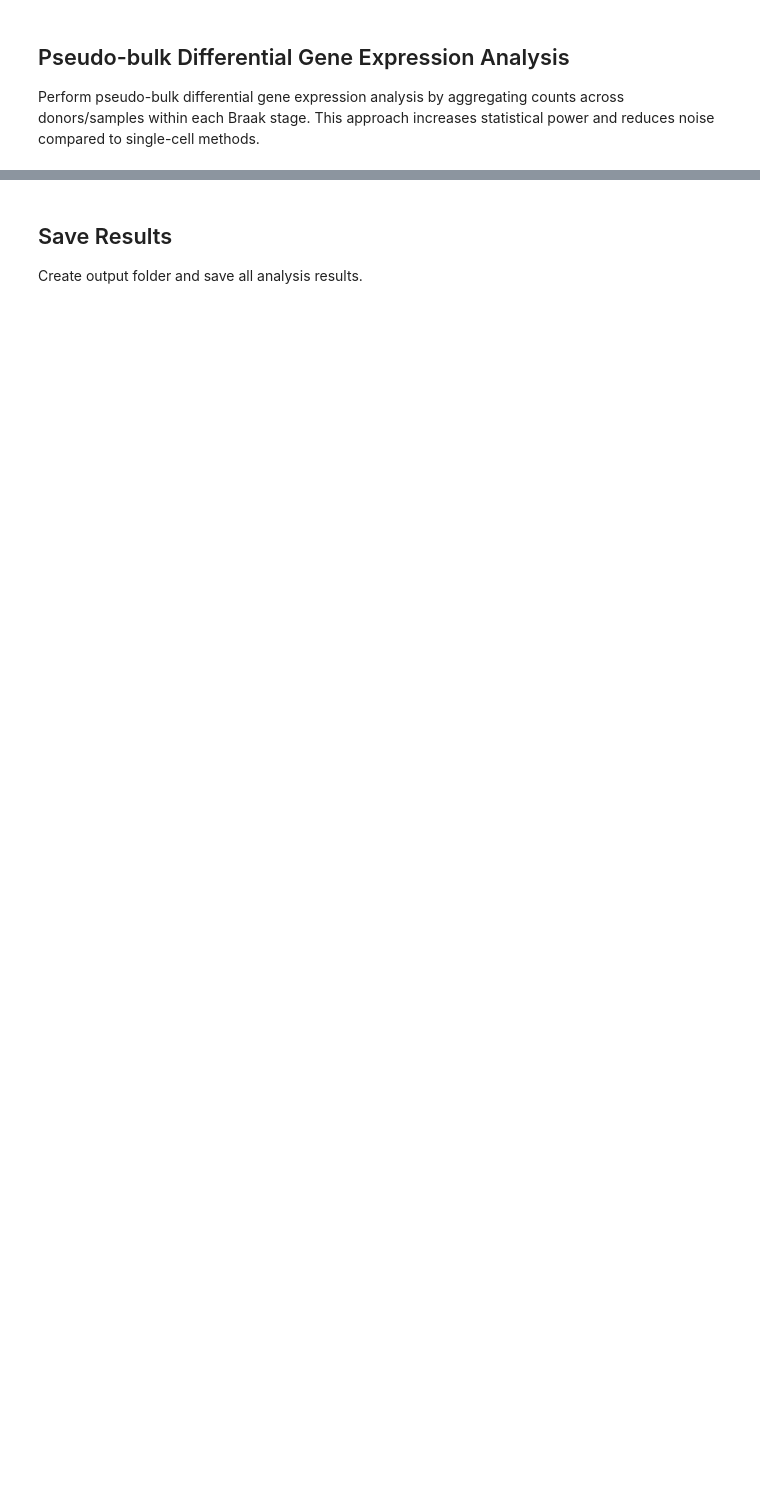
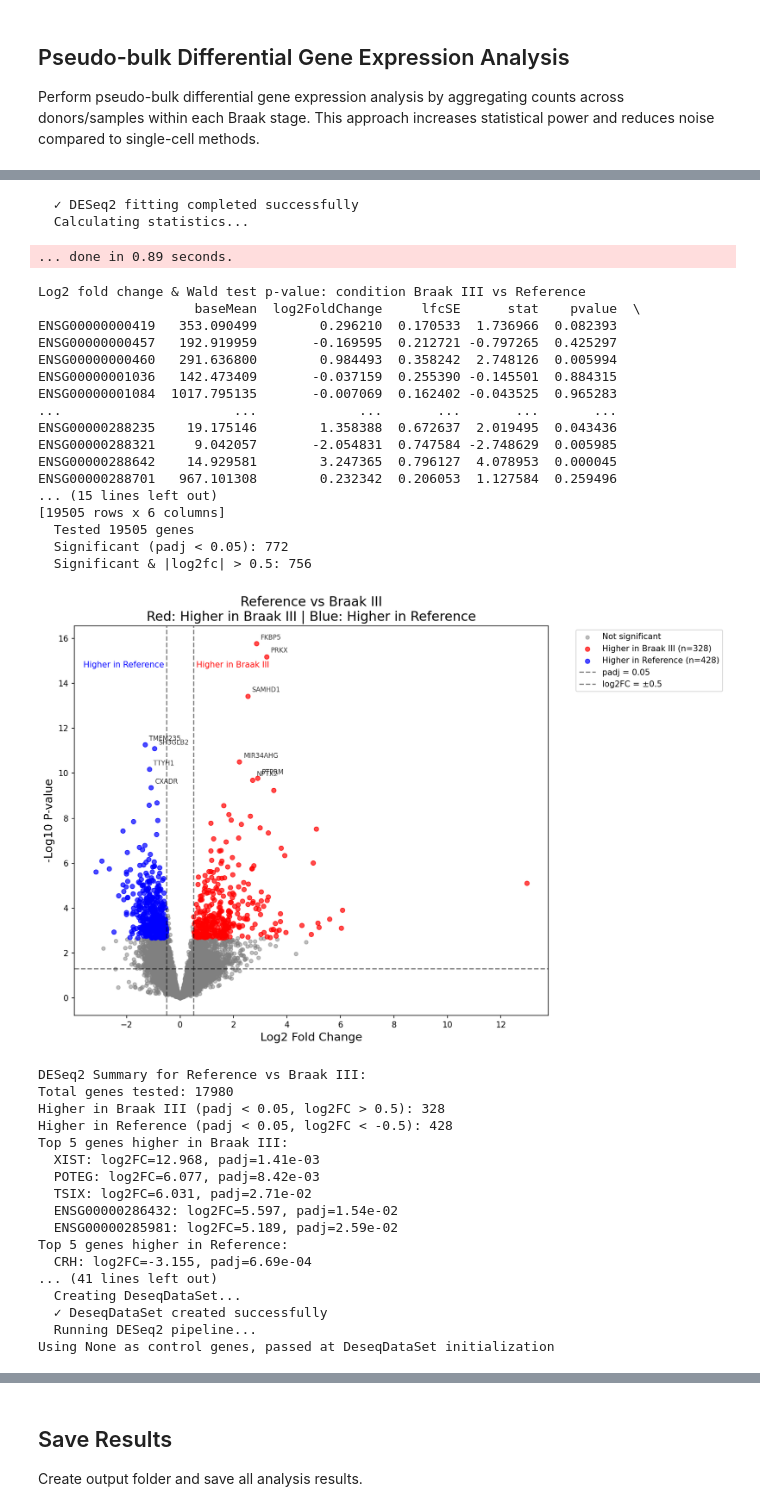
Before and after one commit to LASeeker/AD_Oligos, a Jupyter notebook: src/DLPFC_SEA-AD_OL.ipynb, the cells around one changed output, grey strips where cells are left out. Drawn from its saved outputs; the diff is of its cells as text; code cells hidden in the pictures; blank space fills up the shorter version.

Commit message:
successful pseudobulk DGE output data upload

```diff
--- a/src/DLPFC_SEA-AD_OL.ipynb
+++ b/src/DLPFC_SEA-AD_OL.ipynb
@@ -1359,22 +1482,19 @@ def plot_deseq2_volcano(results_df, comparison_name, ref_label, test_label, pval
     plt.tight_layout()
     plt.show()
 
-    print(f"
-DESeq2 Summary for {comparison_name}:")
+    print(f"DESeq2 Summary for {comparison_name}:")
     print(f"Total genes tested: {len(results_plot)}")
     print(f"Higher in {test_label} (padj < {pval_thresh}, log2FC > {logfc_thresh}): {n_up}")
     print(f"Higher in {ref_label} (padj < {pval_thresh}, log2FC < -{logfc_thresh}): {n_down}")
 
     if n_up > 0:
-        print(f"
-Top 5 genes higher in {test_label}:")
+        print(f"Top 5 genes higher in {test_label}:")
         top_up = results_plot[results_plot['upregulated']].nlargest(5, 'log2fc')
         for _, row in top_up.iterrows():
             print(f"  {row['gene_symbol']}: log2FC={row['log2fc']:.3f}, padj={row['pval_adj']:.2e}")
 
     if n_down > 0:
-        print(f"
-Top 5 genes higher in {ref_label}:")
+        print(f"Top 5 genes higher in {ref_label}:")
         top_down = results_plot[results_plot['downregulated']].nsmallest(5, 'log2fc')
         for _, row in top_down.iterrows():
             print(f"  {row['gene_symbol']}: log2FC={row['log2fc']:.3f}, padj={row['pval_adj']:.2e}")
@@ -1390,14 +1515,12 @@ print("="*80)
 # ANALYSIS 1: STANDARD GROUPING (Reference vs Braak III vs Braak VI)
 # ============================================================================
 
-print("
-" + "="*80)
+print("" + "="*80)
 print("ANALYSIS 1: STANDARD GROUPING (Filtered Data)")
 print("="*80)
 print("Using original groups: Reference (3 donors), Braak III (6 donors), Braak VI (13 donors)")
 print("⚠️  Note: Reference group has minimum recommended donors")
-print("="*80 + "
-")
+print("="*80 + "")
 
 # Aggregate current filtered data to pseudo-bulk
 pseudobulk_counts, pseudobulk_metadata, gene_symbol_map = aggregate_pseudobulk(adata, group_col=braak_col, sample_col='donor_id')
@@ -1408,8 +1531,7 @@ deseq2_results_standard = {}
 if PYDESEQ2_AVAILABLE:
     # Reference vs Braak III
     if ref_stage and braak3_stage:
-        print("
-" + "-"*80)
+        print("" + "-"*80)
         print(f"Comparison: {ref_stage} vs {braak3_stage}")
         print("-"*80)
 
@@ -1433,8 +1555,7 @@ if PYDESEQ2_AVAILABLE:
 
     # Reference vs Braak VI
     if ref_stage and braak6_stage:
-        print("
-" + "-"*80)
+        print("" + "-"*80)
         print(f"Comparison: {ref_stage} vs {braak6_stage}")
         print("-"*80)
 
@@ -1458,8 +1579,7 @@ if PYDESEQ2_AVAILABLE:
 
     # Braak III vs Braak VI
     if braak3_stage and braak6_stage:
-        print("
-" + "-"*80)
+        print("" + "-"*80)
         print(f"Comparison: {braak3_stage} vs {braak6_stage}")
         print("-"*80)
 
@@ -1482,11 +1602,11 @@ if PYDESEQ2_AVAILABLE:
             print(f"❌ Error in Braak III vs Braak VI: {e}")
 
     if deseq2_results_standard:
-        print("
-" + "="*80)
+        print("" + "="*80)
         print(f"✓ Completed {len(deseq2_results_standard)} DESeq2 comparisons (standard grouping)")
         print("="*80)
     else:
         print("No DESeq2 comparisons completed for standard grouping.")
 else:
     print("❌ Cannot run DESeq2 - pydeseq2 not installed")
+# %% [output]
@@ -1492,0 +1647,38 @@ else:
+  ✓ DESeq2 fitting completed successfully
+  Calculating statistics...
+... done in 0.89 seconds.
+Log2 fold change & Wald test p-value: condition Braak III vs Reference
+                    baseMean  log2FoldChange     lfcSE      stat    pvalue  \
+ENSG00000000419   353.090499        0.296210  0.170533  1.736966  0.082393
+ENSG00000000457   192.919959       -0.169595  0.212721 -0.797265  0.425297
+ENSG00000000460   291.636800        0.984493  0.358242  2.748126  0.005994
+ENSG00000001036   142.473409       -0.037159  0.255390 -0.145501  0.884315
+ENSG00000001084  1017.795135       -0.007069  0.162402 -0.043525  0.965283
+...                      ...             ...       ...       ...       ...
+ENSG00000288235    19.175146        1.358388  0.672637  2.019495  0.043436
+ENSG00000288321     9.042057       -2.054831  0.747584 -2.748629  0.005985
+ENSG00000288642    14.929581        3.247365  0.796127  4.078953  0.000045
+ENSG00000288701   967.101308        0.232342  0.206053  1.127584  0.259496
+... (15 lines left out)
+[19505 rows x 6 columns]
+  Tested 19505 genes
+  Significant (padj < 0.05): 772
+  Significant & |log2fc| > 0.5: 756
+[figure, added]
+DESeq2 Summary for Reference vs Braak III:
+Total genes tested: 17980
+Higher in Braak III (padj < 0.05, log2FC > 0.5): 328
+Higher in Reference (padj < 0.05, log2FC < -0.5): 428
+Top 5 genes higher in Braak III:
+  XIST: log2FC=12.968, padj=1.41e-03
+  POTEG: log2FC=6.077, padj=8.42e-03
+  TSIX: log2FC=6.031, padj=2.71e-02
+  ENSG00000286432: log2FC=5.597, padj=1.54e-02
+  ENSG00000285981: log2FC=5.189, padj=2.59e-02
+Top 5 genes higher in Reference:
+  CRH: log2FC=-3.155, padj=6.69e-04
+... (41 lines left out)
+  Creating DeseqDataSet...
+  ✓ DeseqDataSet created successfully
+  Running DESeq2 pipeline...
+Using None as control genes, passed at DeseqDataSet initialization
```
Also changed, not shown: parts of 14 cells of this notebook, 3 other files.
